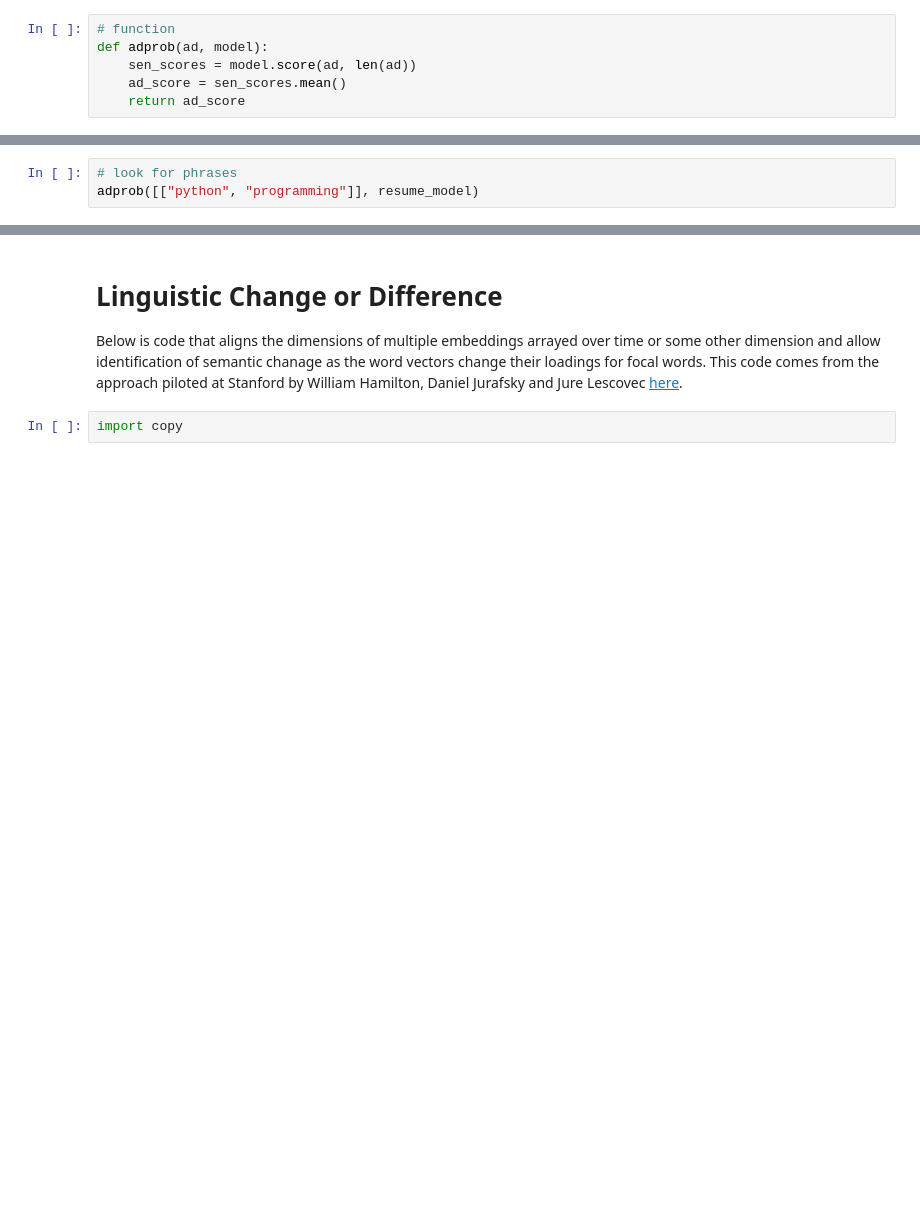
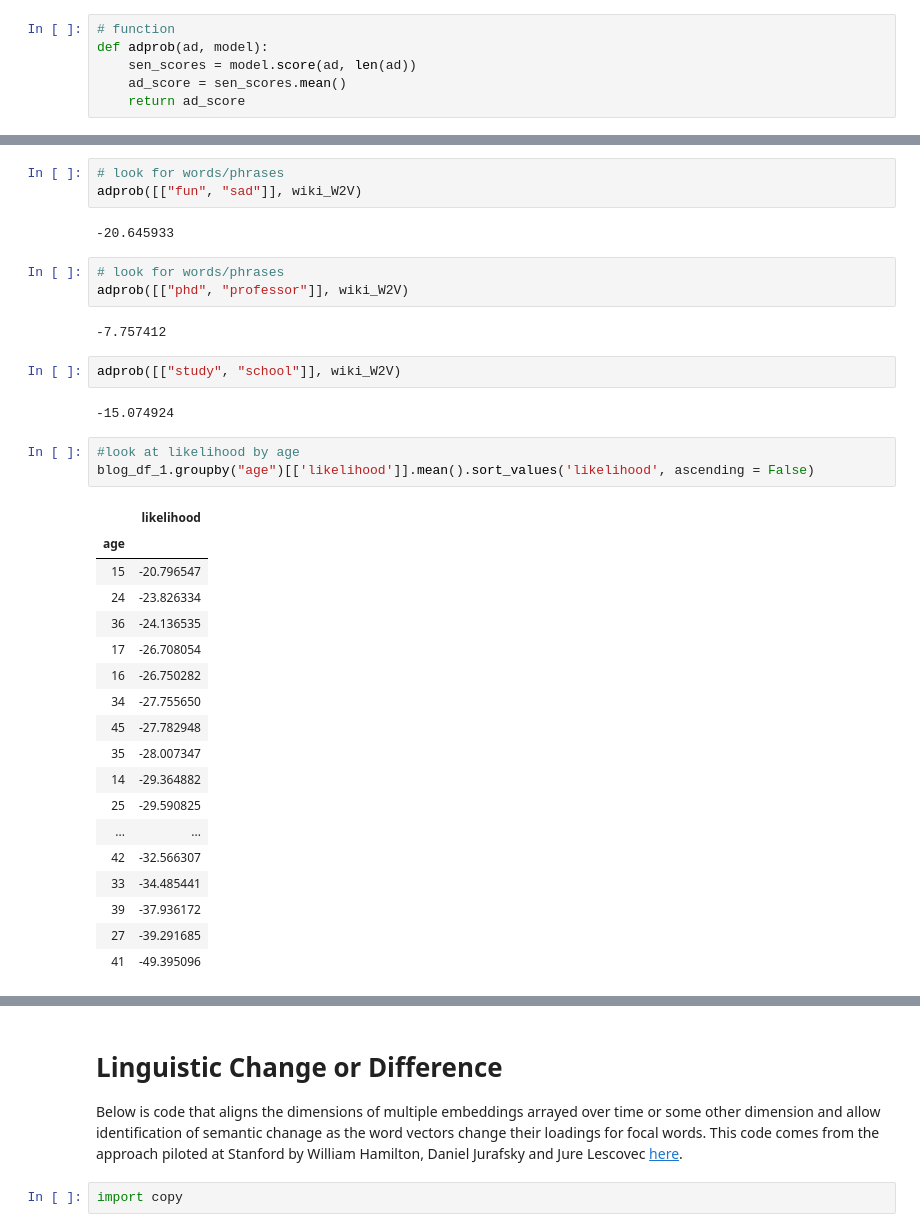
Before and after one commit to VivianQian19/Content-Analysis-2020, a Jupyter notebook: week-7/7-Vector-Space-Word-Embeddings.ipynb, the cells around one changed output, grey strips where cells are left out. Cells and saved outputs as stored; diff of their text form; blank space fills up the shorter version.

```diff
--- a/week-7/7-Vector-Space-Word-Embeddings.ipynb
+++ b/week-7/7-Vector-Space-Word-Embeddings.ipynb
@@ -1794,3 +1806,36 @@ for ad in sampleDF.sort_values(by = 'likelihood')['jobDescription'][:5]:
 # %%
-# look for phrases
-adprob([["python", "programming"]], resume_model)
+# look for words/phrases
+adprob([["fun", "sad"]], wiki_W2V)
+# %% [output]
+-20.645933
+# %%
+# look for words/phrases
+adprob([["phd", "professor"]], wiki_W2V)
+# %% [output]
+-7.757412
+# %%
+adprob([["study", "school"]], wiki_W2V)
+# %% [output]
+-15.074924
+# %%
+#look at likelihood by age
+blog_df_1.groupby("age")[['likelihood']].mean().sort_values('likelihood', ascending = False)
+# %% [output]
+|  | likelihood |
+| age |  |
+| 15 | -20.796547 |
+| 24 | -23.826334 |
+| 36 | -24.136535 |
+| 17 | -26.708054 |
+| 16 | -26.750282 |
+| 34 | -27.755650 |
+| 45 | -27.782948 |
+| 35 | -28.007347 |
+| 14 | -29.364882 |
+| 25 | -29.590825 |
+| ... | ... |
+| 42 | -32.566307 |
+| 33 | -34.485441 |
+| 39 | -37.936172 |
+| 27 | -39.291685 |
+| 41 | -49.395096 |
```
Also changed, not shown: parts of 22 cells of this notebook.
